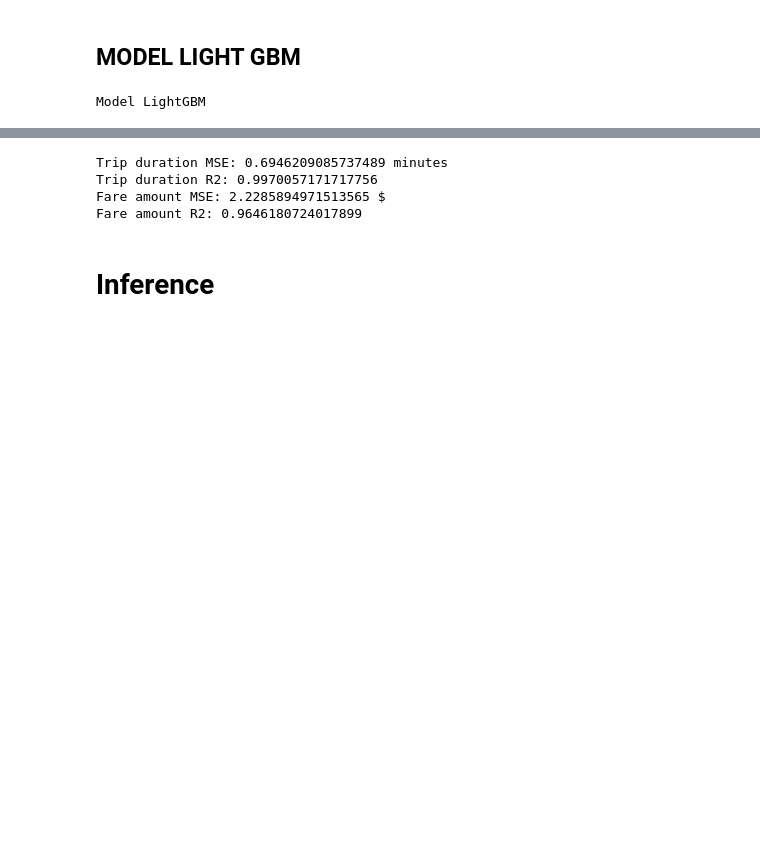
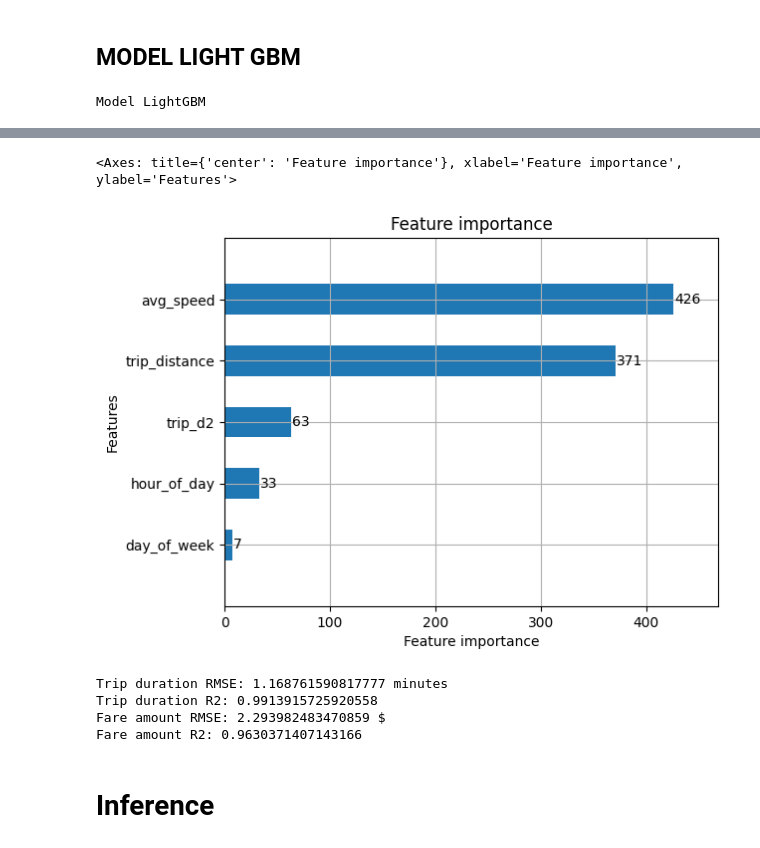
Before and after one commit to xtianhb/nyc_taxi_ml, a Jupyter notebook: model/model_train.ipynb, the cells around one changed output, grey strips where cells are left out. Drawn from its saved outputs; the diff is of its cells as text; code cells hidden in the pictures; blank space fills up the shorter version.

```diff
--- a/model/model_train.ipynb
+++ b/model/model_train.ipynb
@@ -301,23 +277,28 @@ Done!
+# %%
+lgb.plot_importance(lgbm_model_td, height=.5)
+# %% [output]
+<Axes: title={'center': 'Feature importance'}, xlabel='Feature importance', ylabel='Features'>
+[figure, added]
 # %%
-test_predictions_fa = lgbm_model_fa.predict(X_test_scaled)
-test_predictions_td = lgbm_model_td.predict(X_test_scaled)
+test_predictions_fa = lgbm_model_fa.predict(X_test)
+test_predictions_td = lgbm_model_td.predict(X_test)
 
 y_test_td = y_test["trip_duration"]
 mse_td = mean_squared_error(y_test_td, test_predictions_td)**0.5
 r2_td = r2_score(y_test_td, test_predictions_td)
-print(f"Trip duration MSE: {mse_td} minutes")
+print(f"Trip duration RMSE: {mse_td} minutes")
 print(f"Trip duration R2: {r2_td}")
 
 y_test_fa = y_test["fare_amount"]
 mse_fa = mean_squared_error(y_test_fa, test_predictions_fa)**0.5
 r2_fa = r2_score(y_test_fa, test_predictions_fa)
-print(f"Fare amount MSE: {mse_fa} $")
+print(f"Fare amount RMSE: {mse_fa} $")
 print(f"Fare amount R2: {r2_fa}")
 # %% [output]
-Trip duration MSE: 0.6946209085737489 minutes
-Trip duration R2: 0.9970057171717756
-Fare amount MSE: 2.2285894971513565 $
-Fare amount R2: 0.9646180724017899
+Trip duration RMSE: 1.168761590817777 minutes
+Trip duration R2: 0.9913915725920558
+Fare amount RMSE: 2.293982483470859 $
+Fare amount R2: 0.9630371407143166
 # %%
 pickle.dump(lgbm_model_fa, open('lgbm_model_fa.pkl', 'wb'))
 pickle.dump(lgbm_model_td, open('lgbm_model_td.pkl', 'wb'))
```
Also changed, not shown: parts of 16 cells of this notebook, 2 other files.
